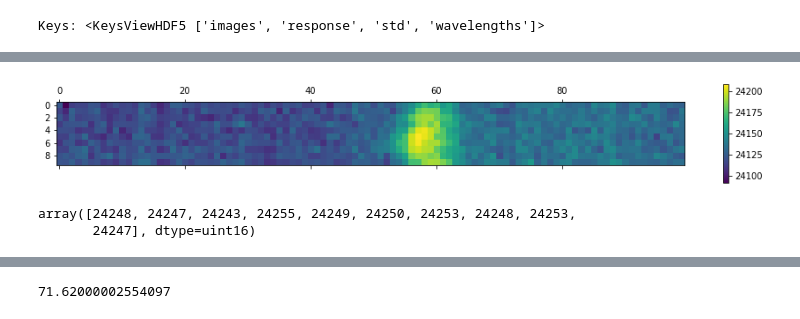
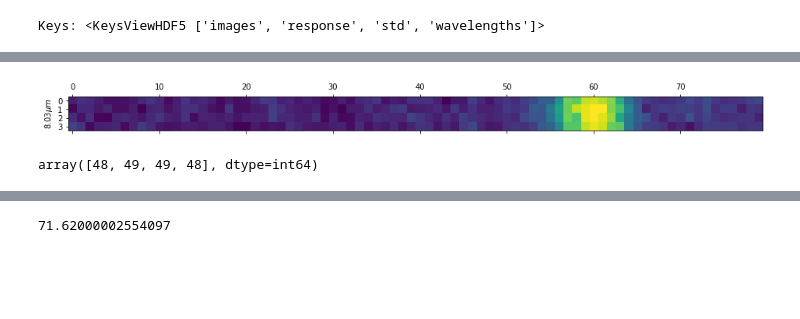
Before and after one commit to Polarization-Lab/IRCSP, a Jupyter notebook: calibration/monochromator/pixel_locate.ipynb, the cells around one changed output, grey strips where cells are left out. Drawn from its saved outputs; the diff is of its cells as text; code cells hidden in the pictures; blank space fills up the shorter version.

```diff
--- a/calibration/monochromator/pixel_locate.ipynb
+++ b/calibration/monochromator/pixel_locate.ipynb
@@ -33,21 +33,25 @@ df
 80 rows × 4 columns
 # %%
 
-xmin= 110; xmax=120; ymin=100; ymax=200;
+xmin= 90; xmax=170; ymin=114; ymax=118;
 ROI= [xmin,xmax,ymin,ymax]
 
+for i in [20]:
+    plt.matshow(df["images"][i][ymin:ymax,xmin:xmax])
+    #plt.colorbar()
+    plt.ylabel(str(round(df["wavelengths"][i],2))+ '$\mu m$')
+    plt.ax = plt.gca()
+    #plt.ax.axes.xaxis.set_ticks([])
+    #plt.ax.axes.yaxis.set_ticks([])
 
-plt.matshow(df["images"][12][xmin:xmax,ymin:ymax])
-plt.colorbar()
 plt.show()
 # %% [output]
-[figure, old version]
+[figure, new version]
 # %%
-[value,loc] = locate_max(df,'images',2,xmin,xmax,ymin,ymax,1)
-value
+[value,loc] = locate_max(df,'images',30,ymin,ymax,xmin,xmax,-1)
+loc
 # %% [output]
-array([24248, 24247, 24243, 24255, 24249, 24250, 24253, 24248, 24253,
-       24247], dtype=uint16)
+array([48, 49, 49, 48], dtype=int64)
 # %%
 #calculate location of maxvalues, add to database
 maxlocs = []
```
Also changed, not shown: parts of 5 cells of this notebook, 6 other files.
